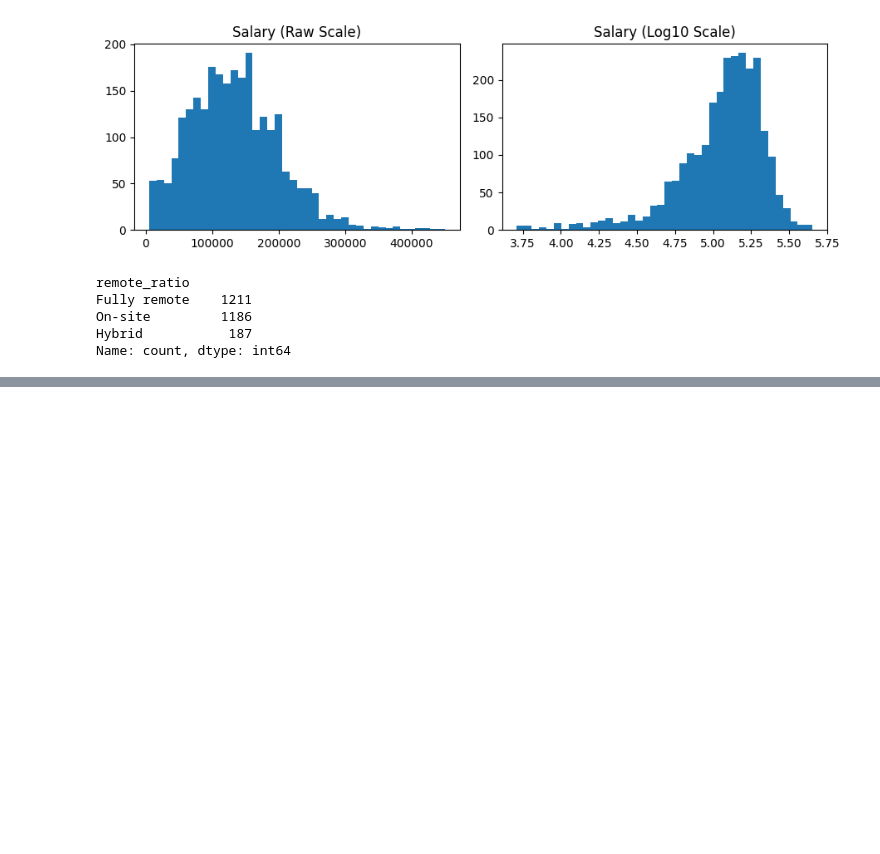
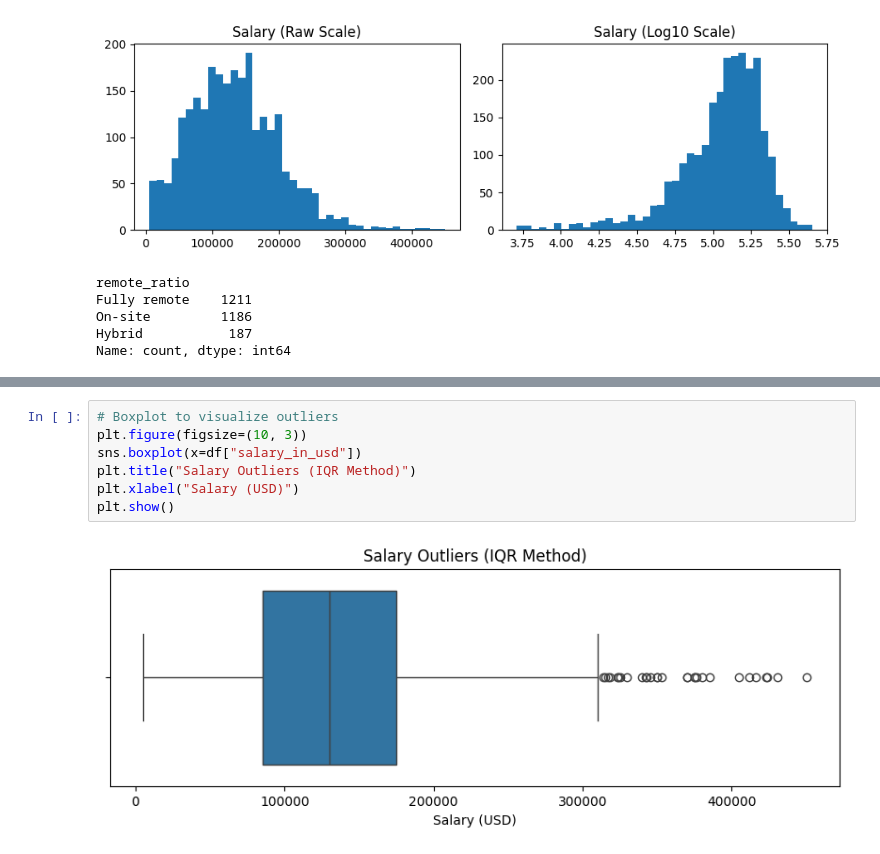
Before and after one commit to aelaraby6/Salary-Predictor, a Jupyter notebook: notebooks/eda.ipynb, the cells around one changed output, grey strips where cells are left out. Drawn from its saved outputs; the diff is of its cells as text; blank space fills up the shorter version.

Commit message:
Add outlier detection and analysis

```diff
--- a/notebooks/eda.ipynb
+++ b/notebooks/eda.ipynb
@@ -255,0 +291,9 @@ Name: count, dtype: int64
+# %%
+# Boxplot to visualize outliers
+plt.figure(figsize=(10, 3))
+sns.boxplot(x=df["salary_in_usd"])
+plt.title("Salary Outliers (IQR Method)")
+plt.xlabel("Salary (USD)")
+plt.show()
+# %% [output]
+[figure, added]
```
Also changed, not shown: parts of 5 cells of this notebook.
